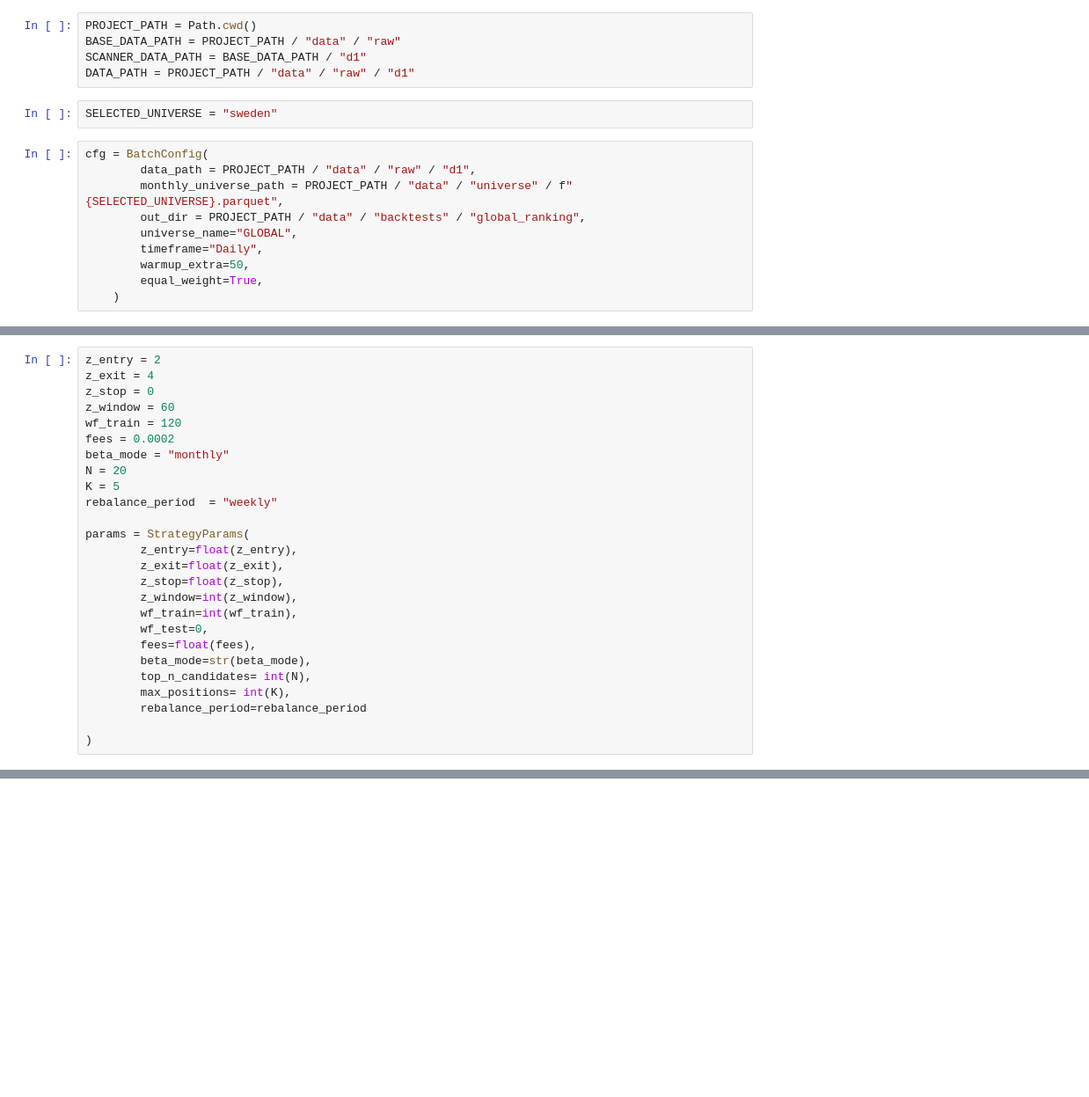
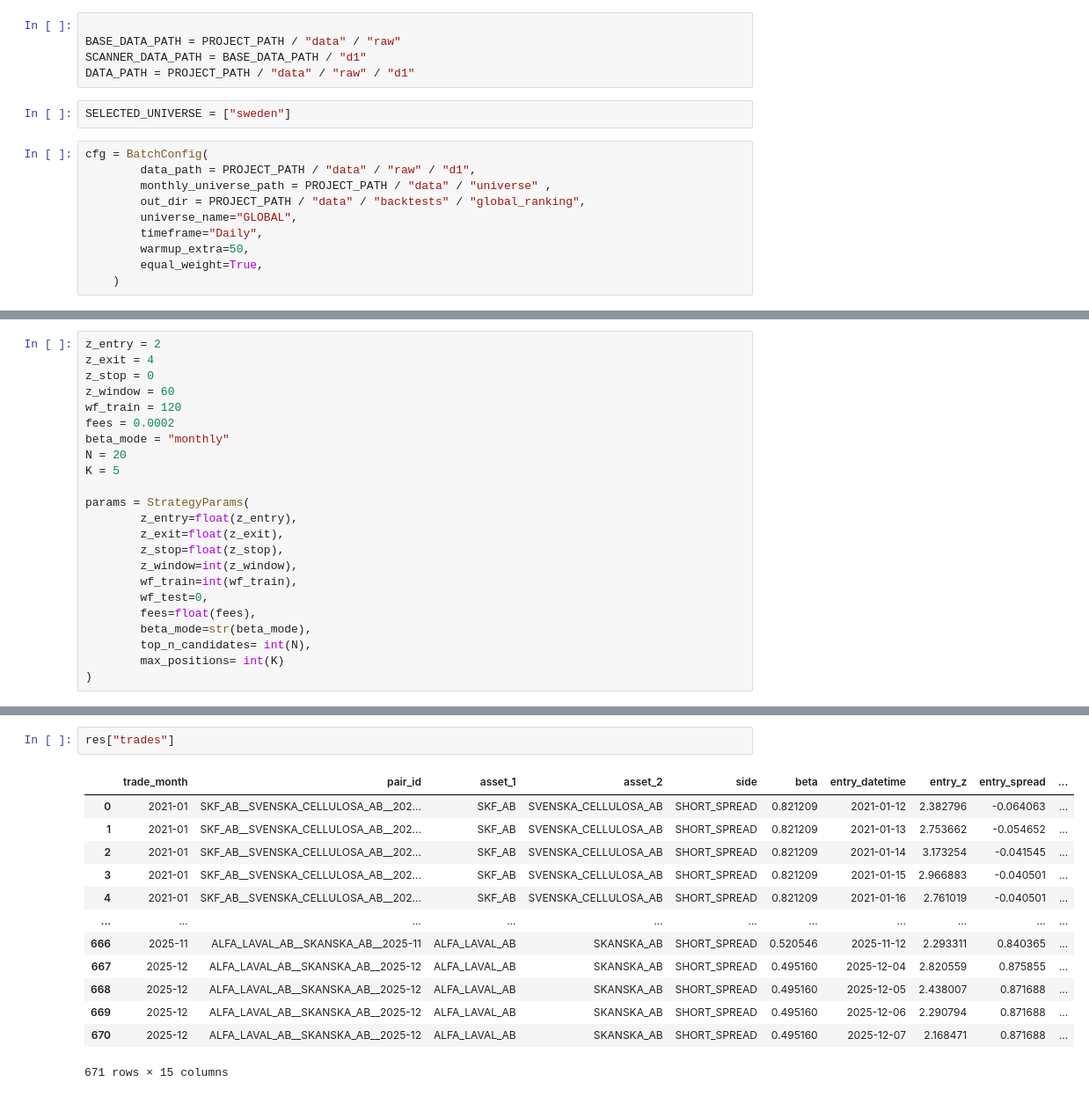
Before and after one commit to emile692/algo-trading-stat-arb-terminal, a Jupyter notebook: notebook/research.ipynb, the cells around one changed output, grey strips where cells are left out. Shown at 88% size. Drawn from its saved outputs; the diff is of its cells as text; blank space fills up the shorter version.

```diff
--- a/notebook/research.ipynb
+++ b/notebook/research.ipynb
@@ -11,14 +12,14 @@ from scripts.run_historical_scanner import run_historical_scan
 # %%
-PROJECT_PATH = Path.cwd()
+
 BASE_DATA_PATH = PROJECT_PATH / "data" / "raw"
 SCANNER_DATA_PATH = BASE_DATA_PATH / "d1"
 DATA_PATH = PROJECT_PATH / "data" / "raw" / "d1"
 # %%
-SELECTED_UNIVERSE = "sweden"
+SELECTED_UNIVERSE = ["sweden"]
 # %%
 cfg = BatchConfig(
         data_path = PROJECT_PATH / "data" / "raw" / "d1",
-        monthly_universe_path = PROJECT_PATH / "data" / "universe" / f"{SELECTED_UNIVERSE}.parquet",
+        monthly_universe_path = PROJECT_PATH / "data" / "universe" ,
         out_dir = PROJECT_PATH / "data" / "backtests" / "global_ranking",
         universe_name="GLOBAL",
         timeframe="Daily",
@@ -55,7 +36,6 @@ fees = 0.0002
 beta_mode = "monthly"
 N = 20
 K = 5
-rebalance_period  = "weekly"
 
 params = StrategyParams(
         z_entry=float(z_entry),
@@ -67,7 +47,5 @@ params = StrategyParams(
         fees=float(fees),
         beta_mode=str(beta_mode),
         top_n_candidates= int(N),
-        max_positions= int(K),
-        rebalance_period=rebalance_period
-
+        max_positions= int(K)
 )
@@ -104,0 +71,16 @@ TypeError: run_global_ranking_walkforward() missing 2 required positional argume
+# %%
+res["trades"]
+# %% [output]
+|  | trade_month | pair_id | asset_1 | asset_2 | side | beta | entry_datetime | entry_z | entry_spread | ... |
+| 0 | 2021-01 | SKF_AB__SVENSKA_CELLULOSA_AB__202... | SKF_AB | SVENSKA_CELLULOSA_AB | SHORT_SPREAD | 0.821209 | 2021-01-12 | 2.382796 | -0.064063 | ... |
+| 1 | 2021-01 | SKF_AB__SVENSKA_CELLULOSA_AB__202... | SKF_AB | SVENSKA_CELLULOSA_AB | SHORT_SPREAD | 0.821209 | 2021-01-13 | 2.753662 | -0.054652 | ... |
+| 2 | 2021-01 | SKF_AB__SVENSKA_CELLULOSA_AB__202... | SKF_AB | SVENSKA_CELLULOSA_AB | SHORT_SPREAD | 0.821209 | 2021-01-14 | 3.173254 | -0.041545 | ... |
+| 3 | 2021-01 | SKF_AB__SVENSKA_CELLULOSA_AB__202... | SKF_AB | SVENSKA_CELLULOSA_AB | SHORT_SPREAD | 0.821209 | 2021-01-15 | 2.966883 | -0.040501 | ... |
+| 4 | 2021-01 | SKF_AB__SVENSKA_CELLULOSA_AB__202... | SKF_AB | SVENSKA_CELLULOSA_AB | SHORT_SPREAD | 0.821209 | 2021-01-16 | 2.761019 | -0.040501 | ... |
+| ... | ... | ... | ... | ... | ... | ... | ... | ... | ... | ... |
+| 666 | 2025-11 | ALFA_LAVAL_AB__SKANSKA_AB__2025-11 | ALFA_LAVAL_AB | SKANSKA_AB | SHORT_SPREAD | 0.520546 | 2025-11-12 | 2.293311 | 0.840365 | ... |
+| 667 | 2025-12 | ALFA_LAVAL_AB__SKANSKA_AB__2025-12 | ALFA_LAVAL_AB | SKANSKA_AB | SHORT_SPREAD | 0.495160 | 2025-12-04 | 2.820559 | 0.875855 | ... |
+| 668 | 2025-12 | ALFA_LAVAL_AB__SKANSKA_AB__2025-12 | ALFA_LAVAL_AB | SKANSKA_AB | SHORT_SPREAD | 0.495160 | 2025-12-05 | 2.438007 | 0.871688 | ... |
+| 669 | 2025-12 | ALFA_LAVAL_AB__SKANSKA_AB__2025-12 | ALFA_LAVAL_AB | SKANSKA_AB | SHORT_SPREAD | 0.495160 | 2025-12-06 | 2.290794 | 0.871688 | ... |
+| 670 | 2025-12 | ALFA_LAVAL_AB__SKANSKA_AB__2025-12 | ALFA_LAVAL_AB | SKANSKA_AB | SHORT_SPREAD | 0.495160 | 2025-12-07 | 2.168471 | 0.871688 | ... |
+671 rows × 15 columns
```
Also changed, not shown: parts of 11 cells of this notebook, 6 other files.
